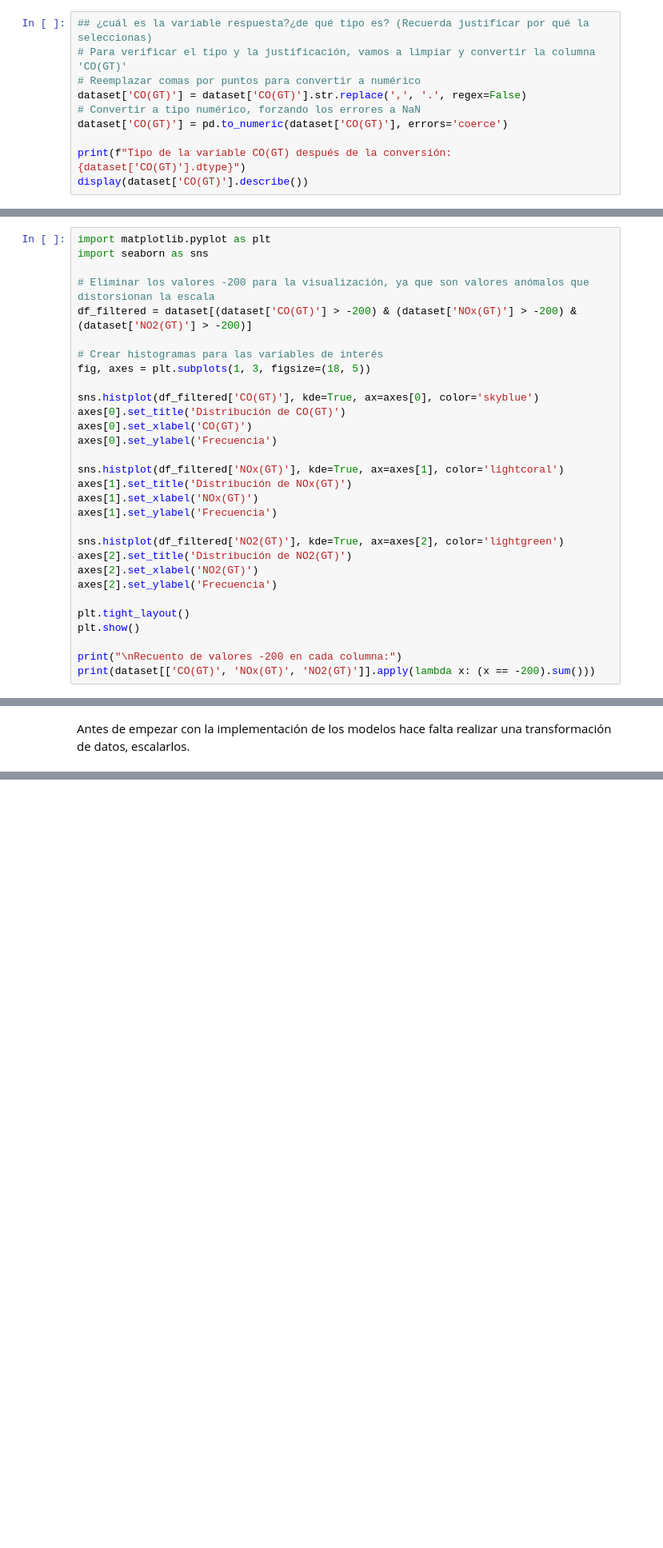
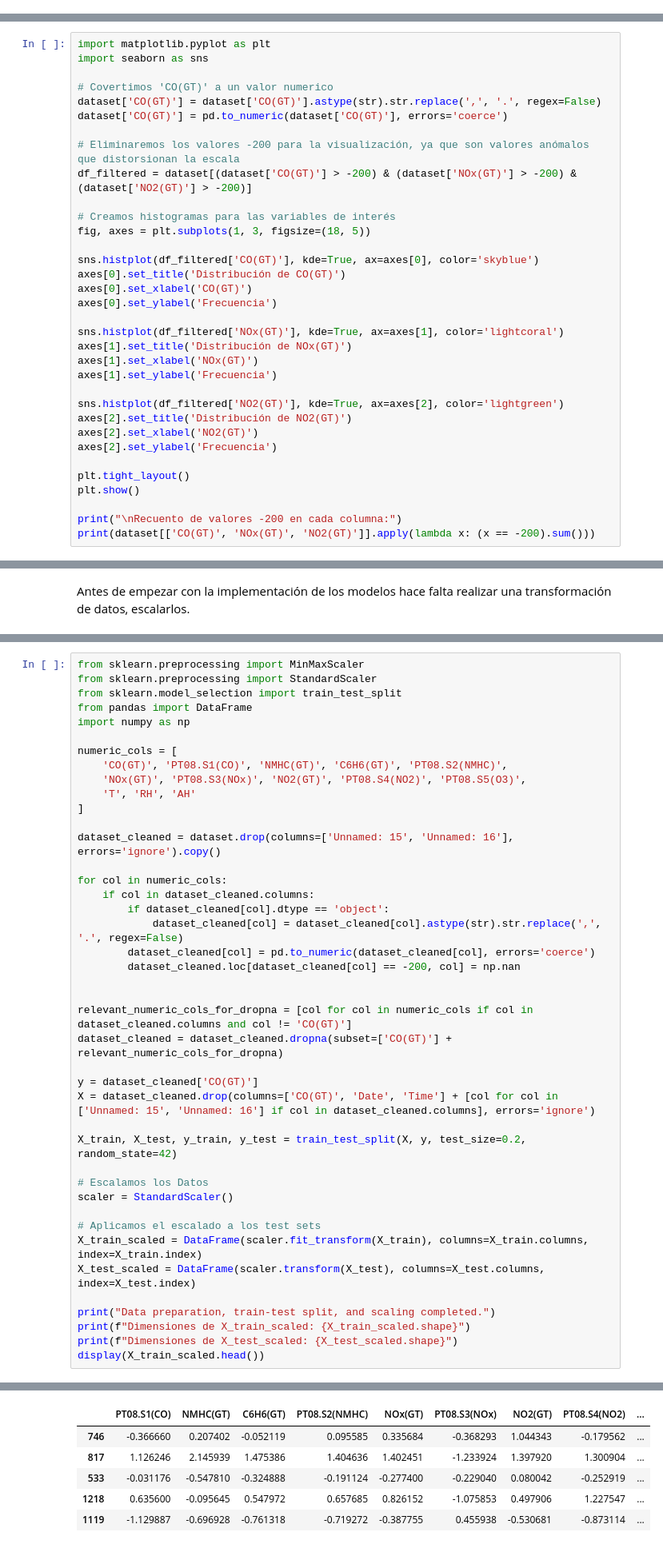
Before and after one commit to Zelechos/MasterAI, a Jupyter notebook: machinelearning/activities/activity_01/muinar05_act1/Laboratorio_Actividad_1.ipynb, the cells around one changed output, grey strips where cells are left out. Shown at 80% size. Cells and saved outputs as stored; diff of their text form; blank space fills up the shorter version.

```diff
--- a/machinelearning/activities/activity_01/muinar05_act1/Laboratorio_Actividad_1.ipynb
+++ b/machinelearning/activities/activity_01/muinar05_act1/Laboratorio_Actividad_1.ipynb
@@ -117,10 +127,0 @@ Sí, existen valores nulos. La mayoría de las columnas tienen 114 valores nulos
-# %%
-## ¿cuál es la variable respuesta?¿de qué tipo es? (Recuerda justificar por qué la seleccionas)
-# Para verificar el tipo y la justificación, vamos a limpiar y convertir la columna 'CO(GT)'
-# Reemplazar comas por puntos para convertir a numérico
-dataset['CO(GT)'] = dataset['CO(GT)'].str.replace(',', '.', regex=False)
-# Convertir a tipo numérico, forzando los errores a NaN
-dataset['CO(GT)'] = pd.to_numeric(dataset['CO(GT)'], errors='coerce')
-
-print(f"Tipo de la variable CO(GT) después de la conversión: {dataset['CO(GT)'].dtype}")
-display(dataset['CO(GT)'].describe())
@@ -169,10 +175,14 @@ Name: NO2(GT), dtype: float64
 import matplotlib.pyplot as plt
 import seaborn as sns
 
-# Eliminar los valores -200 para la visualización, ya que son valores anómalos que distorsionan la escala
+# Covertimos 'CO(GT)' a un valor numerico
+dataset['CO(GT)'] = dataset['CO(GT)'].astype(str).str.replace(',', '.', regex=False)
+dataset['CO(GT)'] = pd.to_numeric(dataset['CO(GT)'], errors='coerce')
+
+# Eliminaremos los valores -200 para la visualización, ya que son valores anómalos que distorsionan la escala
 df_filtered = dataset[(dataset['CO(GT)'] > -200) & (dataset['NOx(GT)'] > -200) & (dataset['NO2(GT)'] > -200)]
 
-# Crear histogramas para las variables de interés
+# Creamos histogramas para las variables de interés
 fig, axes = plt.subplots(1, 3, figsize=(18, 5))
 
 sns.histplot(df_filtered['CO(GT)'], kde=True, ax=axes[0], color='skyblue')
@@ -359,0 +347,43 @@ display(X_train_scaled.head())
+# %%
+from sklearn.preprocessing import MinMaxScaler
+from sklearn.preprocessing import StandardScaler
+from sklearn.model_selection import train_test_split
+from pandas import DataFrame
+import numpy as np
+
+numeric_cols = [
+    'CO(GT)', 'PT08.S1(CO)', 'NMHC(GT)', 'C6H6(GT)', 'PT08.S2(NMHC)',
+    'NOx(GT)', 'PT08.S3(NOx)', 'NO2(GT)', 'PT08.S4(NO2)', 'PT08.S5(O3)',
+    'T', 'RH', 'AH'
+]
+
+dataset_cleaned = dataset.drop(columns=['Unnamed: 15', 'Unnamed: 16'], errors='ignore').copy()
+
+for col in numeric_cols:
+    if col in dataset_cleaned.columns:
+        if dataset_cleaned[col].dtype == 'object':
+            dataset_cleaned[col] = dataset_cleaned[col].astype(str).str.replace(',', '.', regex=False)
+        dataset_cleaned[col] = pd.to_numeric(dataset_cleaned[col], errors='coerce')
+        dataset_cleaned.loc[dataset_cleaned[col] == -200, col] = np.nan
+
+
+relevant_numeric_cols_for_dropna = [col for col in numeric_cols if col in dataset_cleaned.columns and col != 'CO(GT)']
+dataset_cleaned = dataset_cleaned.dropna(subset=['CO(GT)'] + relevant_numeric_cols_for_dropna)
+
+y = dataset_cleaned['CO(GT)']
+X = dataset_cleaned.drop(columns=['CO(GT)', 'Date', 'Time'] + [col for col in ['Unnamed: 15', 'Unnamed: 16'] if col in dataset_cleaned.columns], errors='ignore')
+
+X_train, X_test, y_train, y_test = train_test_split(X, y, test_size=0.2, random_state=42)
+
+# Escalamos los Datos
+scaler = StandardScaler()
+
+# Aplicamos el escalado a los test sets
+X_train_scaled = DataFrame(scaler.fit_transform(X_train), columns=X_train.columns, index=X_train.index)
+X_test_scaled = DataFrame(scaler.transform(X_test), columns=X_test.columns, index=X_test.index)
+
+print("Data preparation, train-test split, and scaling completed.")
+print(f"Dimensiones de X_train_scaled: {X_train_scaled.shape}")
+print(f"Dimensiones de X_test_scaled: {X_test_scaled.shape}")
+display(X_train_scaled.head())
+# %% [output]
@@ -360,3 +393,9 @@ display(X_train_scaled.head())
+|  | PT08.S1(CO) | NMHC(GT) | C6H6(GT) | PT08.S2(NMHC) | NOx(GT) | PT08.S3(NOx) | NO2(GT) | PT08.S4(NO2) | ... |
+| 746 | -0.366660 | 0.207402 | -0.052119 | 0.095585 | 0.335684 | -0.368293 | 1.044343 | -0.179562 | ... |
+| 817 | 1.126246 | 2.145939 | 1.475386 | 1.404636 | 1.402451 | -1.233924 | 1.397920 | 1.300904 | ... |
+| 533 | -0.031176 | -0.547810 | -0.324888 | -0.191124 | -0.277400 | -0.229040 | 0.080042 | -0.252919 | ... |
+| 1218 | 0.635600 | -0.095645 | 0.547972 | 0.657685 | 0.826152 | -1.075853 | 0.497906 | 1.227547 | ... |
+| 1119 | -1.129887 | -0.696928 | -0.761318 | -0.719272 | -0.387755 | 0.455938 | -0.530681 | -0.873114 | ... |
 # %% [markdown]
 # separar datos de entrenamiento y test
 # %%
```
Also changed, not shown: parts of 51 cells of this notebook.
